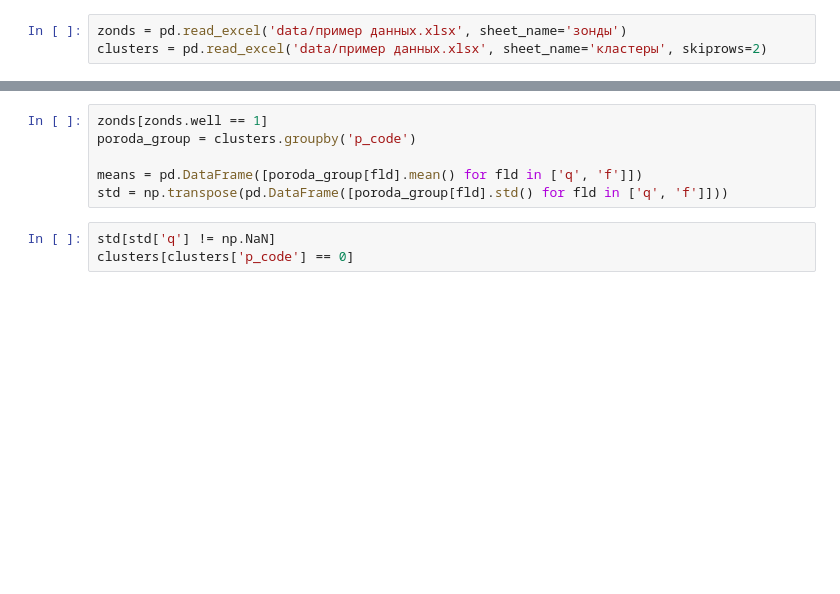
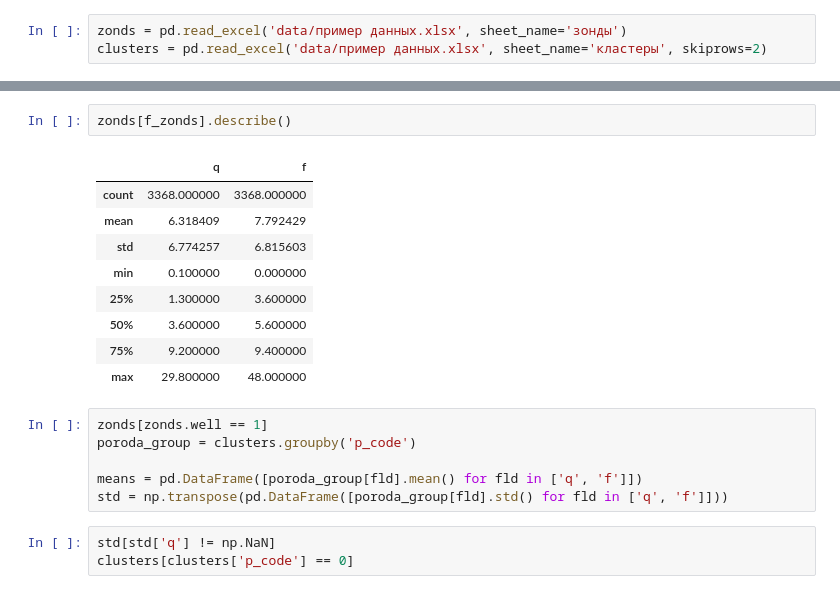
Before and after one commit to ixomaxip/ml, a Jupyter notebook: src/dev.ipynb, the cells around one changed output, grey strips where cells are left out. Cells and saved outputs as stored; diff of their text form; blank space fills up the shorter version.

```diff
--- a/src/dev.ipynb
+++ b/src/dev.ipynb
@@ -13,3 +64,15 @@ clusters['p_code'] = clusters['poroda'].astype('category').cat.codes
+# %%
+zonds[f_zonds].describe()
+# %% [output]
+|  | q | f |
+| count | 3368.000000 | 3368.000000 |
+| mean | 6.318409 | 7.792429 |
+| std | 6.774257 | 6.815603 |
+| min | 0.100000 | 0.000000 |
+| 25% | 1.300000 | 3.600000 |
+| 50% | 3.600000 | 5.600000 |
+| 75% | 9.200000 | 9.400000 |
+| max | 29.800000 | 48.000000 |
 # %%
 zonds[zonds.well == 1]
 poroda_group = clusters.groupby('p_code')
```
Also changed, not shown: parts of 10 cells of this notebook, 1 other file.
